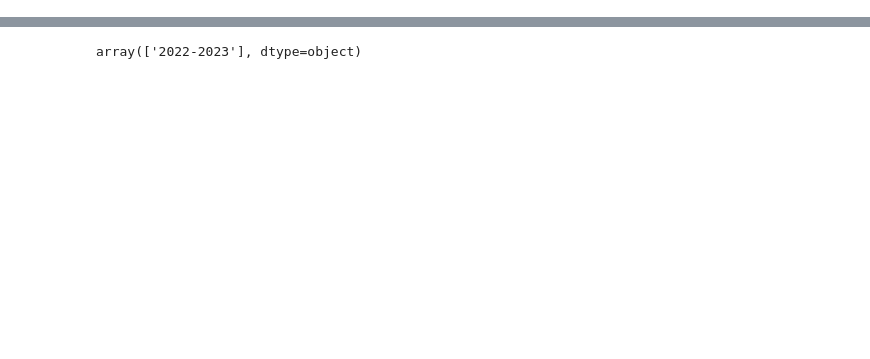
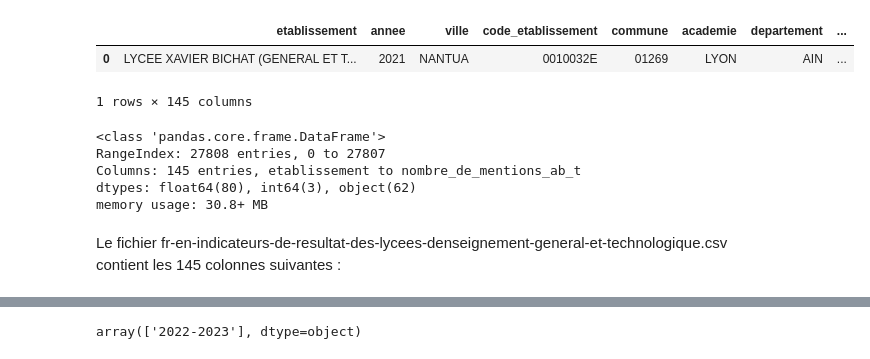
Before and after one commit to barrmath/data_educ, a Jupyter notebook: Preparation dataframe lycee.ipynb, the cells around one changed output, grey strips where cells are left out. Cells and saved outputs as stored; diff of their text form; code cells hidden in the pictures; blank space fills up the shorter version.

Commit message:
description rapide des fichiers initiaux dans les notebooks de Preparation

```diff
--- a/Preparation dataframe lycee.ipynb
+++ b/Preparation dataframe lycee.ipynb
@@ -14,0 +53,16 @@ va_lycee_pro = pd.read_csv('donnee/fr-en-indicateurs-de-resultat-des-lycees-dens
+# %%
+va_lycee_gen.head(1)
+# %% [output]
+|  | etablissement | annee | ville | code_etablissement | commune | academie | departement | ... |
+| 0 | LYCEE XAVIER BICHAT (GENERAL ET T... | 2021 | NANTUA | 0010032E | 01269 | LYON | AIN | ... |
+1 rows × 145 columns
+# %%
+va_lycee_gen.info()
+# %% [output]
+<class 'pandas.core.frame.DataFrame'>
+RangeIndex: 27808 entries, 0 to 27807
+Columns: 145 entries, etablissement to nombre_de_mentions_ab_t
+dtypes: float64(80), int64(3), object(62)
+memory usage: 30.8+ MB
+# %% [markdown]
+Le fichier fr-en-indicateurs-de-resultat-des-lycees-denseignement-general-et-technologique.csv contient les 145 colonnes suivantes :
```
Also changed, not shown: parts of 17 cells of this notebook, 5 other files.
